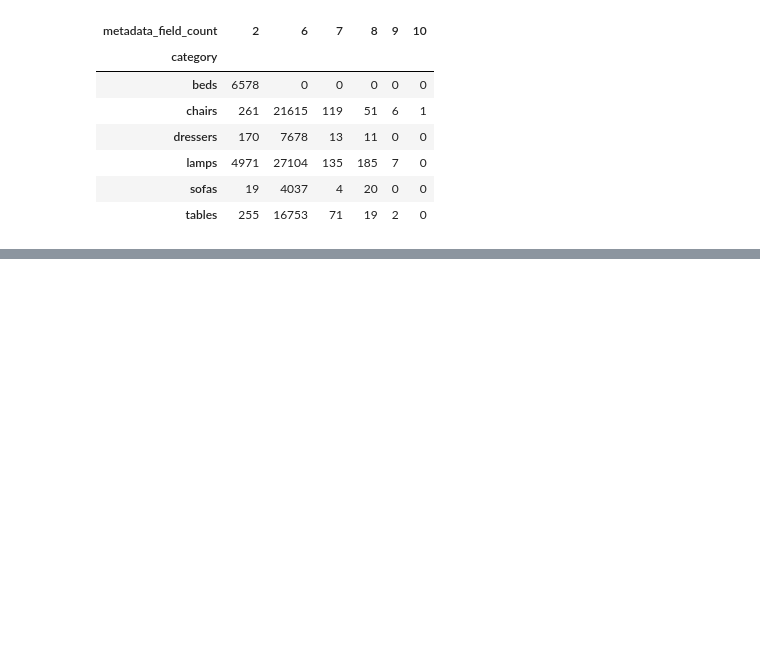
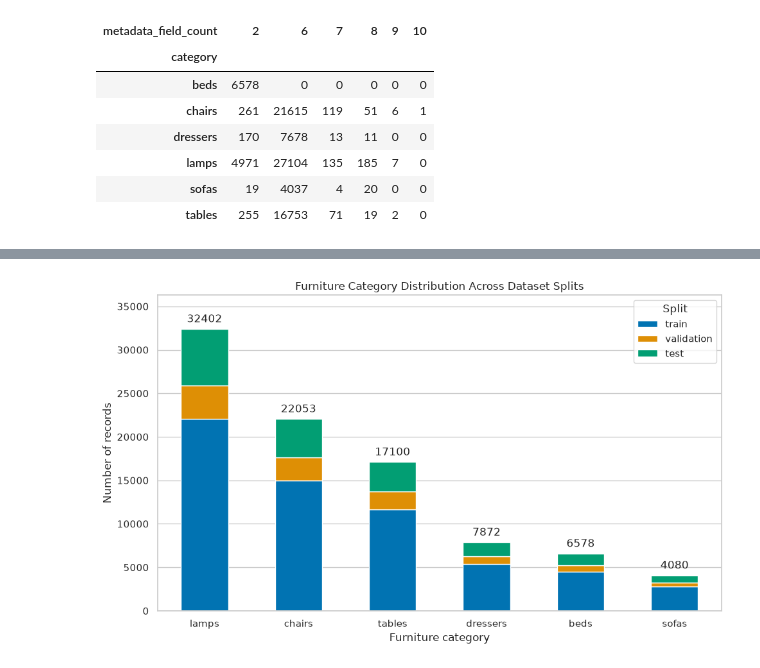
Before and after one commit to Vanya2307/Sketch2Furniture-Generation, a Jupyter notebook: notebooks/01_data_exploration.ipynb, the cells around one changed output, grey strips where cells are left out. Drawn from its saved outputs; the diff is of its cells as text; code cells hidden in the pictures; blank space fills up the shorter version.

Commit message:
Add dataset exploration and duplicate analysis

```diff
--- a/notebooks/01_data_exploration.ipynb
+++ b/notebooks/01_data_exploration.ipynb
@@ -221,0 +224,14 @@ Records with two metadata fields: 12254
+# %%
+split_order = ["train", "validation", "test"]
+
+category_counts = pd.crosstab(
+    dataset_metadata["category"],
+    dataset_metadata["split"],
+).reindex(columns=split_order, fill_value=0)
+
+category_counts["total"] = category_counts.sum(axis=1)
+category_counts["share_percent"] = (category_counts["total"] / category_counts["total"].sum() * 100).round(1)
+
+category_counts = category_counts.sort_values("total", ascending=False,)
+
+display(category_counts)
@@ -221,0 +247,46 @@ Records with two metadata fields: 12254
+# %%
+#The category visualization
+
+FIGURES_DIR = PROJECT_ROOT / "outputs" / "figures"
+FIGURES_DIR.mkdir(parents=True, exist_ok=True)
+
+
+plot_data = category_counts[split_order]
+
+ax = plot_data.plot(
+    kind="bar",
+    stacked=True,
+    figsize=(10,6),
+    color=sns.color_palette("colorblind", len(split_order)),
+    edgecolor="white",
+)
+
+offset = category_counts["total"].max() * 0.015
+
+for position, total in enumerate(category_counts["total"]):
+    ax.text(
+        position,
+        total + offset,
+        str(total),
+        ha="center",
+        va="bottom",
+    )
+
+
+ax.set_title("Furniture Category Distribution Across Dataset Splits")
+ax.set_xlabel("Furniture category")
+ax.set_ylabel("Number of records")
+ax.set_xticklabels(ax.get_xticklabels(), rotation=0)
+ax.legend(title="Split")
+ax.grid(axis="x", visible=False)
+ax.set_ylim(0, category_counts["total"].max() * 1.12)
+
+plt.tight_layout()
+plt.savefig(
+    FIGURES_DIR / "category_distribution.png",
+    dpi=150,
+    bbox_inches="tight",
+)
+plt.show()
+# %% [output]
+[figure, added]
```
Also changed, not shown: parts of 32 cells of this notebook, 1 other file.
